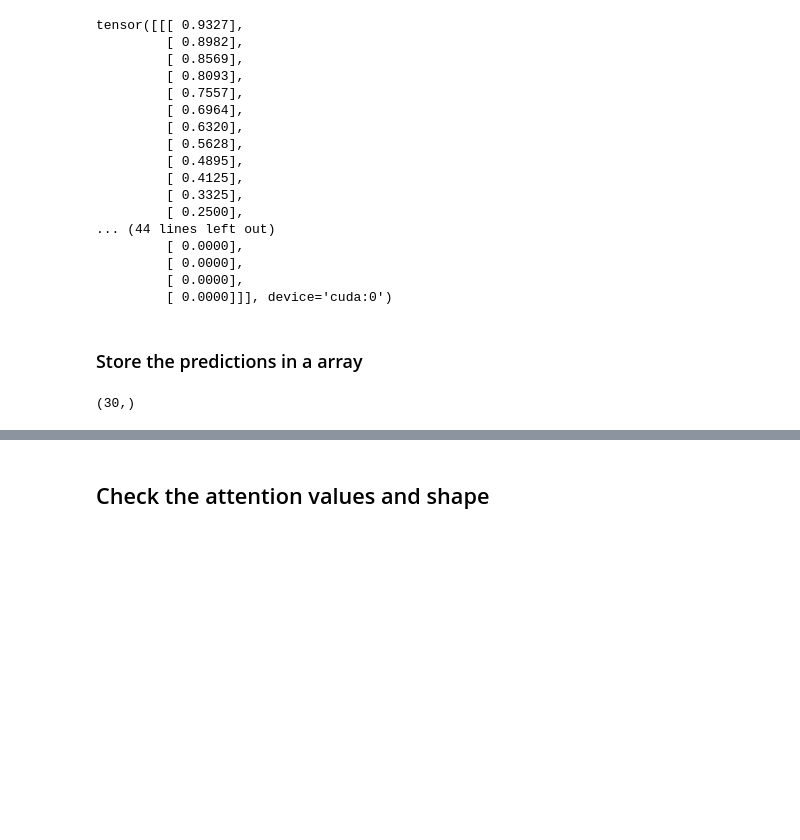
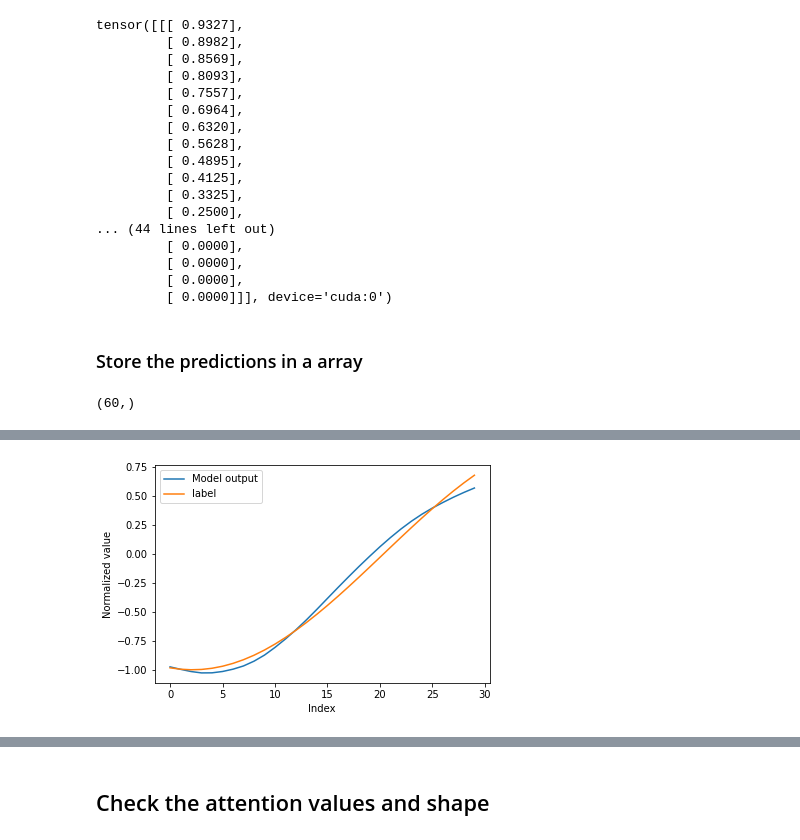
Before and after one commit to rodgdutra/neural_kaggle_store_item, a Jupyter notebook: transformer_exemples/transformer_sine_direct_informer_like.ipynb, the cells around one changed output, grey strips where cells are left out. Cells and saved outputs as stored; diff of their text form; code cells hidden in the pictures; blank space fills up the shorter version.

```diff
--- a/transformer_exemples/transformer_sine_direct_informer_like.ipynb
+++ b/transformer_exemples/transformer_sine_direct_informer_like.ipynb
@@ -310,7 +313,6 @@ tensor([[[ 0.9327],
          [ 0.0000]]], device='cuda:0')
 # %%
 total_pred  = model((src, tgt_in)).cpu().view(-1).detach().numpy()
-total_pred = total_pred[-pred_horizon:]
 # %% [markdown]
 ### Store the predictions in a array
 # %%
@@ -320,8 +322,8 @@ label_test = scaler.inverse_transform(label_test).flatten()
 output = total_pred.reshape(-1,1)
 output = scaler.inverse_transform(output).flatten()
 # %%
-output.shape
+label_test.shape
 # %% [output]
-(30,)
+(60,)
 # %%
 plot_df ={'prediction_index': np.arange(pred_horizon),
@@ -333,4 +335,15 @@ fig = px.line(plot_df, x='prediction_index', y=['pred','label','error'])
 fig.show()
 # %% [output]
 [interactive output not drawn]
+# %%
+plt.plot(output[-pred_horizon:], label='Model output')
+plt.plot(label_test[-pred_horizon:], label='label')
+
+
+plt.ylabel('Normalized value')
+plt.xlabel('Index')
+plt.legend()
+plt.show()
+# %% [output]
+[figure, added]
 # %%
```
Also changed, not shown: parts of 12 cells of this notebook, 3 other files.
